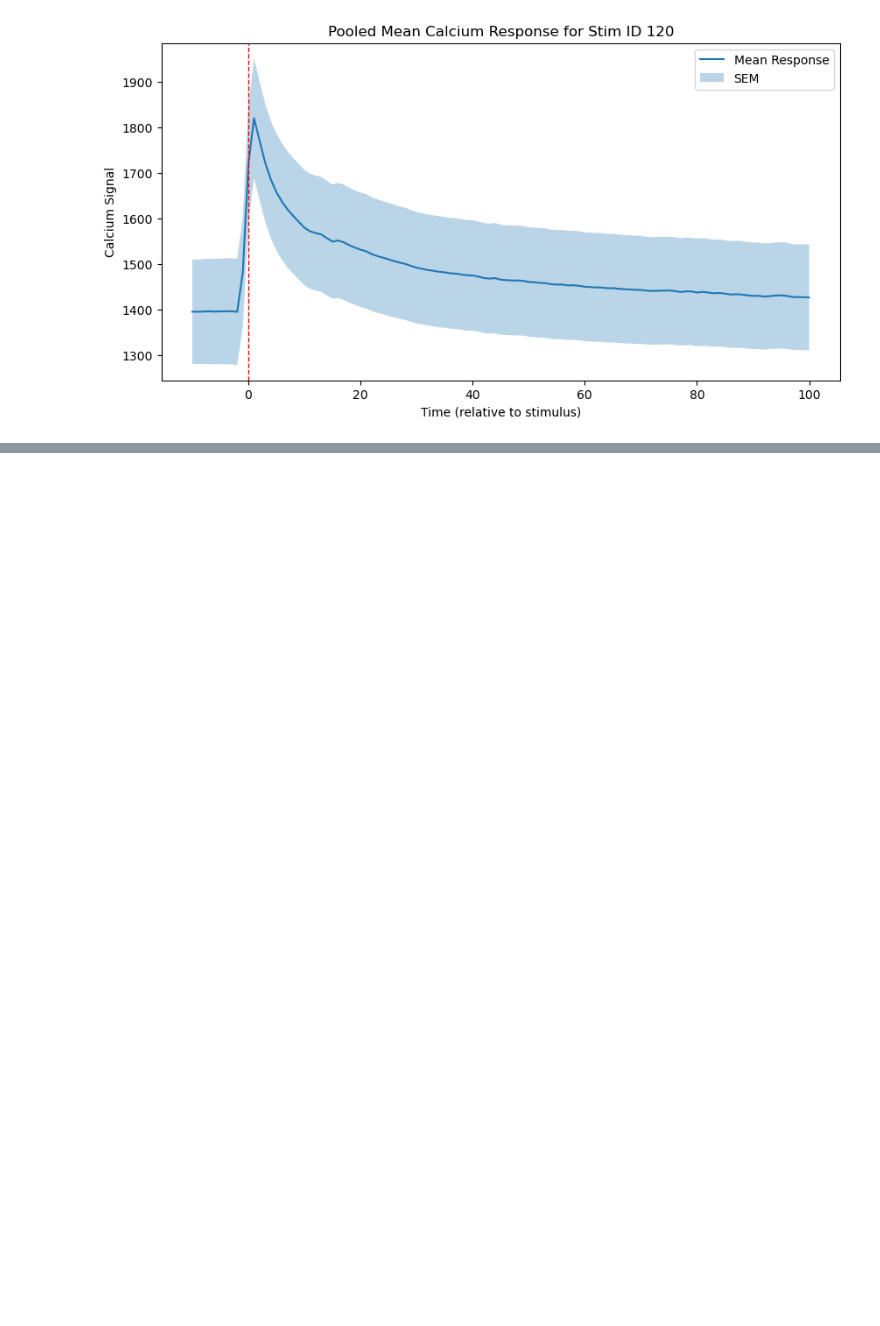
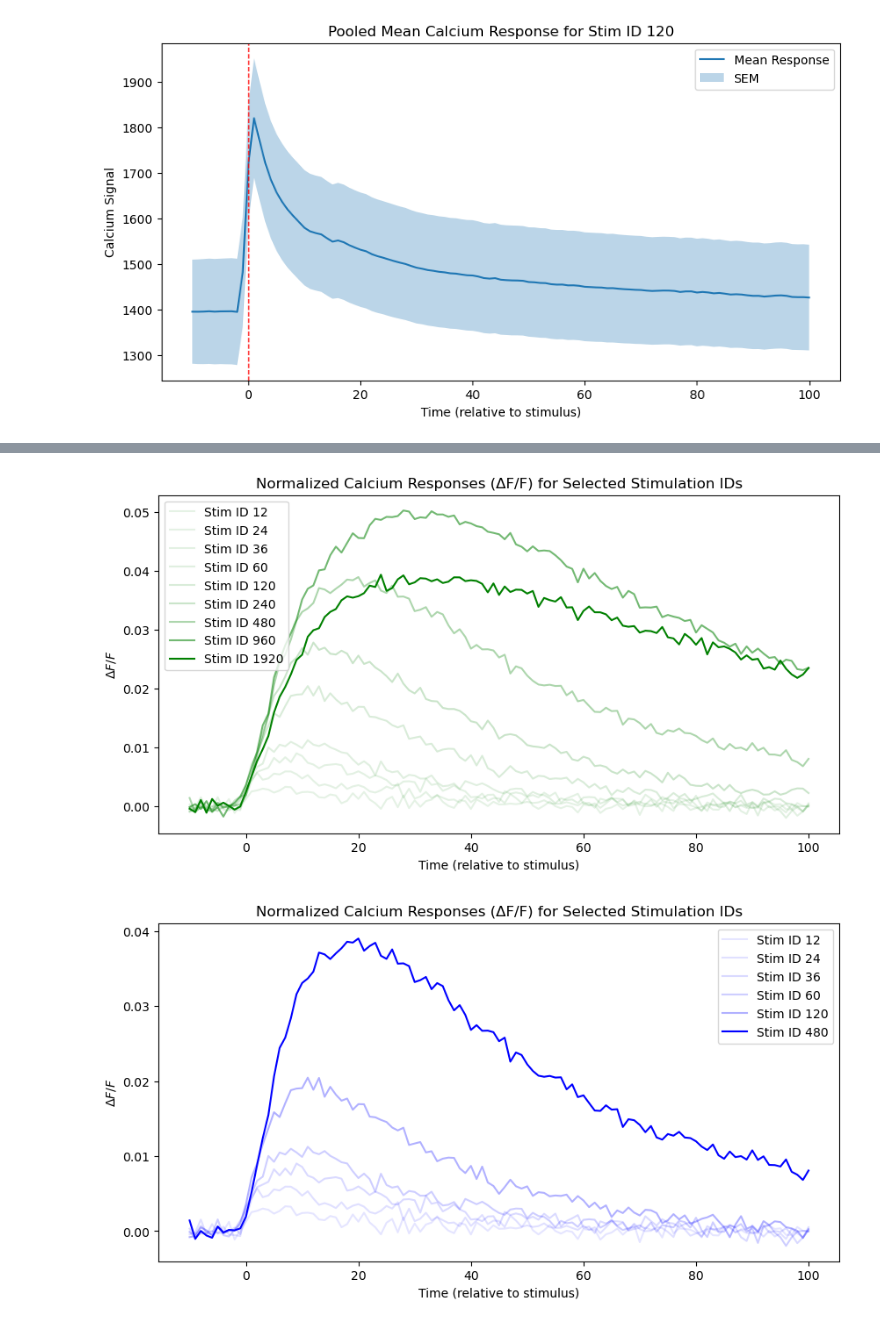
Before and after one commit to ecresp1el/biolumi_calcium_imaging, a Jupyter notebook: notebooks/calcium_imaging_analysis.ipynb, the cells around one changed output, grey strips where cells are left out. Drawn from its saved outputs; the diff is of its cells as text; code cells hidden in the pictures; blank space fills up the shorter version.

Commit message:
update figures

```diff
--- a/notebooks/calcium_imaging_analysis.ipynb
+++ b/notebooks/calcium_imaging_analysis.ipynb
@@ -1537,0 +1644,71 @@ plot_pooled_responses(all_data, stim_id=120)
+# %%
+import matplotlib.pyplot as plt
+import numpy as np
+
+def plot_delta_f_over_f(pooled_responses, specific_stim_ids=None, base_color='green'):
+    """
+    Plots the normalized calcium responses (ΔF/F) for all or specific stimulation IDs,
+    with the line opacity reflecting the intensity of the stimulation ID.
+
+    Parameters
+    ----------
+    pooled_responses : dict
+        A dictionary with stim IDs as keys and 'mean_response' and 'sem_response' as subkeys.
+    specific_stim_ids : list of int, optional
+        A list of stimulation IDs to be plotted. If None (default), all stim IDs will be plotted.
+        If an invalid stim ID is provided, a ValueError will be raised.
+    base_color : str, optional
+        The color of the plot lines. Default is 'green'. This function will adjust the opacity of this color
+        based on the stimulation ID intensity.
+
+    Raises
+    ------
+    ValueError
+        If a specified stim ID is not present in the data.
+
+    Examples
+    --------
+    >>> plot_delta_f_over_f(pooled_responses) # Plots all responses with varying opacity of green color
+    >>> plot_delta_f_over_f(pooled_responses, specific_stim_ids=[12, 24, 36], base_color='blue')
+        # Plots responses for stim IDs 12, 24, and 36 with varying opacity of blue color
+    """
+    plt.figure(figsize=(10, 5))
+
+    # Check if specific_stim_ids have been provided
+    if specific_stim_ids is not None:
+        # Verify that the provided stim IDs are valid
+        invalid_stim_ids = set(specific_stim_ids) - set(pooled_responses.keys())
+        if invalid_stim_ids:
+            raise ValueError(f"Invalid stim IDs provided: {invalid_stim_ids}")
+        stim_ids = specific_stim_ids
+    else:
+        stim_ids = sorted(pooled_responses.keys())
+
+    # Get the minimum and maximum stim IDs for normalization
+    min_stim_id, max_stim_id = min(stim_ids), max(stim_ids)
+
+    # Plot the responses
+    for stim_id in stim_ids:
+        response = pooled_responses[stim_id]['mean_response']
+        baseline = np.mean(response[:10])  # Adjust this index to match the pre-stimulus period
+        delta_f_over_f = (response - baseline) / baseline
+
+        # Normalize the stim_id to get an alpha value between 0.1 and 1.0
+        alpha = 0.1 + 0.9 * (stim_id - min_stim_id) / (max_stim_id - min_stim_id)
+
+        time_points = np.arange(-10, len(response) - 10)  # Adjust the range as necessary
+
+        plt.plot(time_points, delta_f_over_f, label=f'Stim ID {stim_id}', color=base_color, alpha=alpha)
+
+    plt.xlabel('Time (relative to stimulus)')
+    plt.ylabel(r'$\Delta F/F$')
+    plt.title('Normalized Calcium Responses (ΔF/F) for Selected Stimulation IDs')
+    plt.legend()
+    plt.show()
+
+# Example usage:
+plot_delta_f_over_f(pooled_responses, base_color='green')
+plot_delta_f_over_f(pooled_responses, specific_stim_ids=[12, 24, 36, 60, 120, 480], base_color='blue')
+# %% [output]
+[figure, added]
+[figure, added]
```
Also changed, not shown: parts of 11 cells of this notebook.
